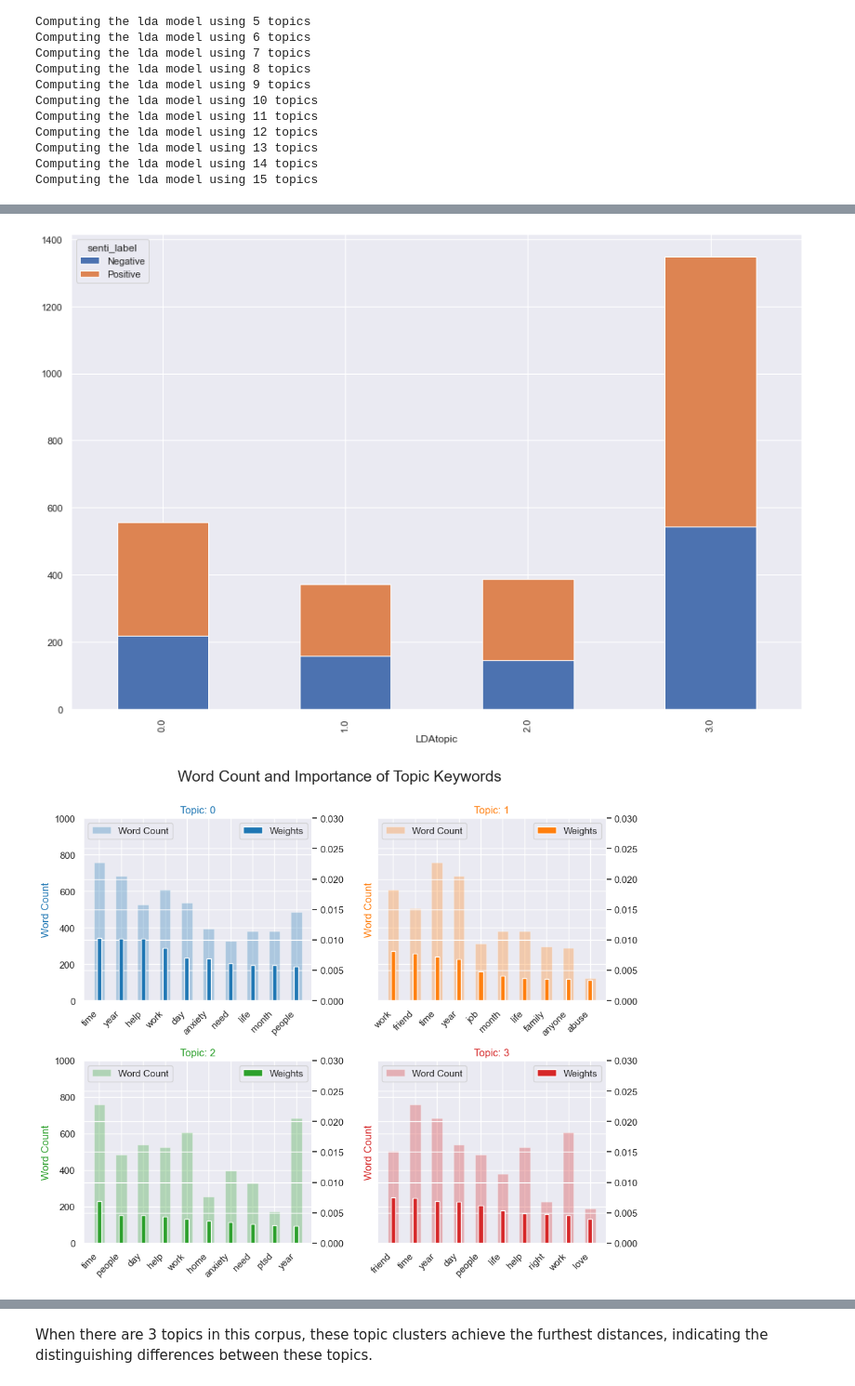
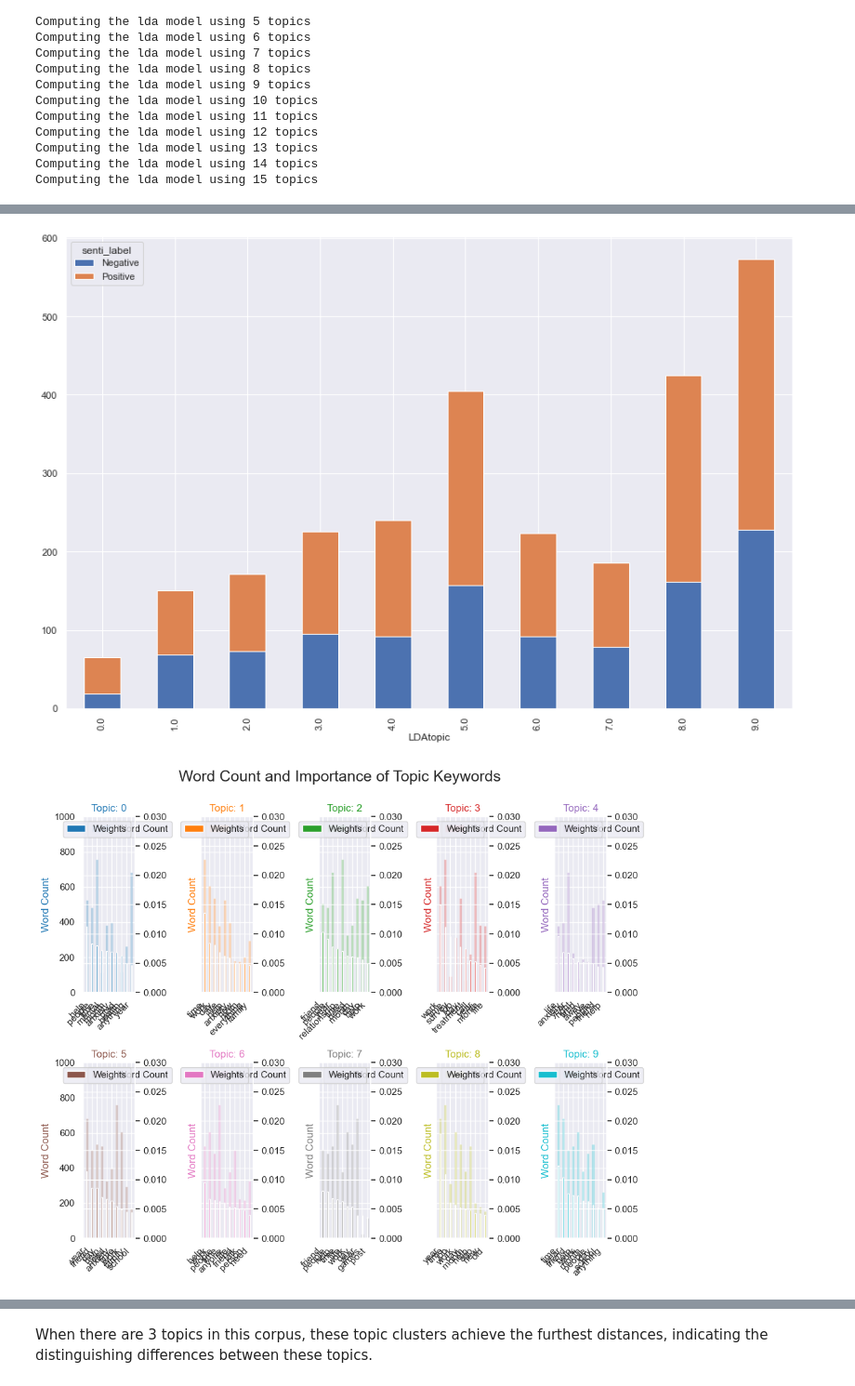
Before and after one commit to Yido0919/ANLY521-FinalProject, a Jupyter notebook: TopicModeling_Test.ipynb, the cells around one changed output, grey strips where cells are left out. Shown at 93% size. Drawn from its saved outputs; the diff is of its cells as text; code cells hidden in the pictures.

```diff
--- a/TopicModeling_Test.ipynb
+++ b/TopicModeling_Test.ipynb
@@ -341,8 +341,8 @@ Text(0.5, 1.0, 'Coherence Scores of LDA Models')
 # Gensim LDA stores all the text for processing into a corpus object
 dictionary = corpora.Dictionary(texts)
 corpus = [dictionary.doc2bow(text) for text in texts]
-# the higest coherence
-total_topics = 4
+# the human annotated coherence
+total_topics = 10
 
 # lda model
 lda_model = models.LdaModel(corpus, id2word = dictionary, num_topics = total_topics, iterations = 1000, alpha='auto')
@@ -466,7 +478,7 @@ human_sentiment = list(set(train_df['senti_label'].tolist()))
 df2 = train_df.groupby(['LDAtopic', 'senti_label'])['LDAtopic'].count().unstack('senti_label')
 topic_mixture = df2[human_sentiment].plot(kind='bar', stacked=True, legend = True)
 # %% [output]
-[figure, old version]
+[figure, new version]
 # %%
 from collections import Counter
 import matplotlib.colors as mcolors
@@ -475,35 +487,35 @@ import matplotlib.pyplot as plt
 # %%
 # word count importance of topic keywords
 topics = lda_model.show_topics(formatted=False)
 data_flat = [w for w_list in texts for w in w_list]
 counter = Counter(data_flat)
 
 out = []
 for i, topic in topics:
     for word, weight in topic:
         out.append([word, i , weight, counter[word]])
 
 df = pd.DataFrame(out, columns=['word', 'topic_id', 'importance', 'word_count'])
 
 # Plot Word Count and Weights of Topic Keywords
-fig, axes = plt.subplots(2, 2, figsize=(10,8), sharey=True, dpi=100)
+fig, axes = plt.subplots(2, 5, figsize=(10,8), sharey=True, dpi=100)
 cols = [color for name, color in mcolors.TABLEAU_COLORS.items()]
 for i, ax in enumerate(axes.flatten()):
     ax.bar(x='word', height="word_count", data=df.loc[df.topic_id==i, :], color=cols[i], width=0.5, alpha=0.3, label='Word Count')
     ax_twin = ax.twinx()
     ax_twin.bar(x='word', height="importance", data=df.loc[df.topic_id==i, :], color=cols[i], width=0.2, label='Weights')
     ax.set_ylabel('Word Count', color=cols[i])
     ax_twin.set_ylim(0, 0.030); ax.set_ylim(0, 1000)
     ax.set_title('Topic: ' + str(i), color=cols[i], fontsize=12)
     ax.tick_params(axis='y', left=False)
     ax.set_xticklabels(df.loc[df.topic_id==i, 'word'], rotation=45, horizontalalignment= 'right')
     ax.legend(loc='upper left'); ax_twin.legend(loc='upper right')
 
 fig.tight_layout(w_pad=2)
 fig.suptitle('Word Count and Importance of Topic Keywords', fontsize=18, y=1.05)
 plt.show()
 # %% [output]
-[figure, old version]
+[figure, new version]
 # %%
 import pyLDAvis.gensim
 import pickle
```
Also changed, not shown: parts of 24 cells of this notebook.
